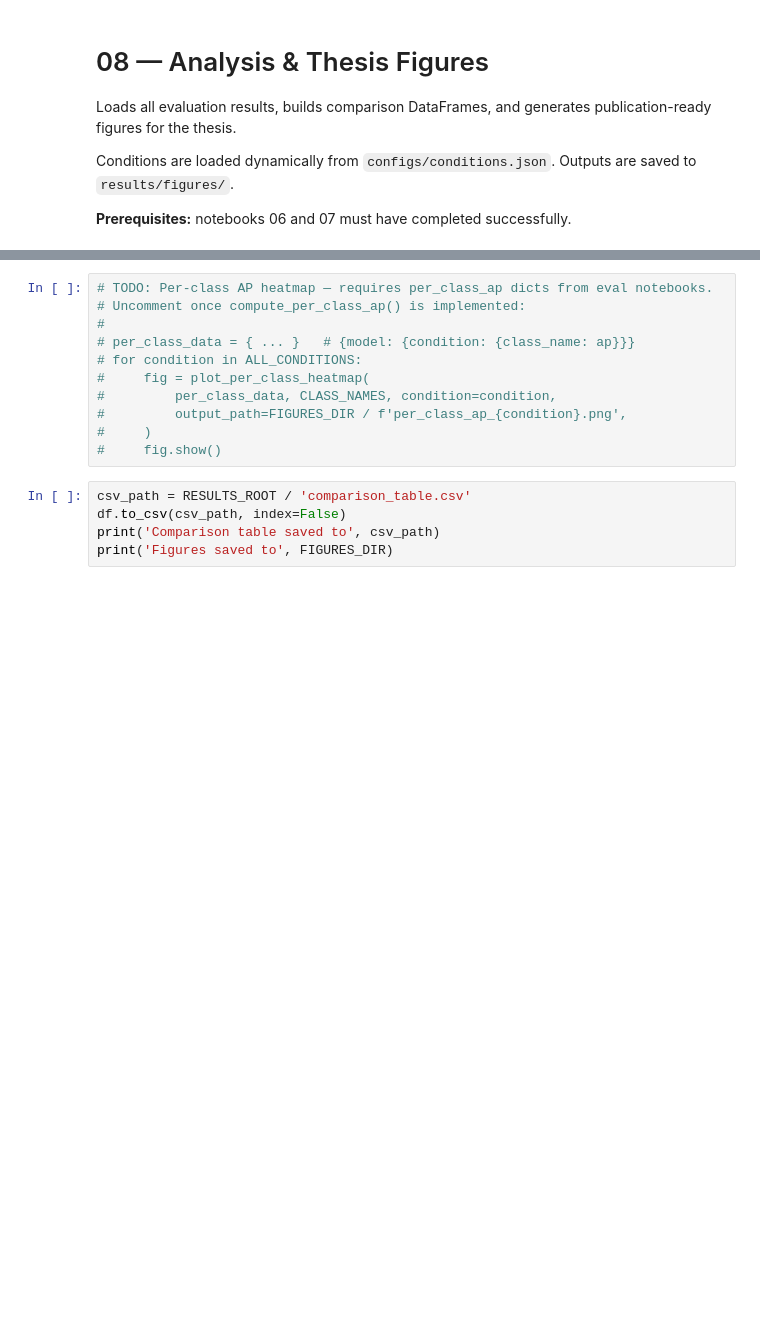
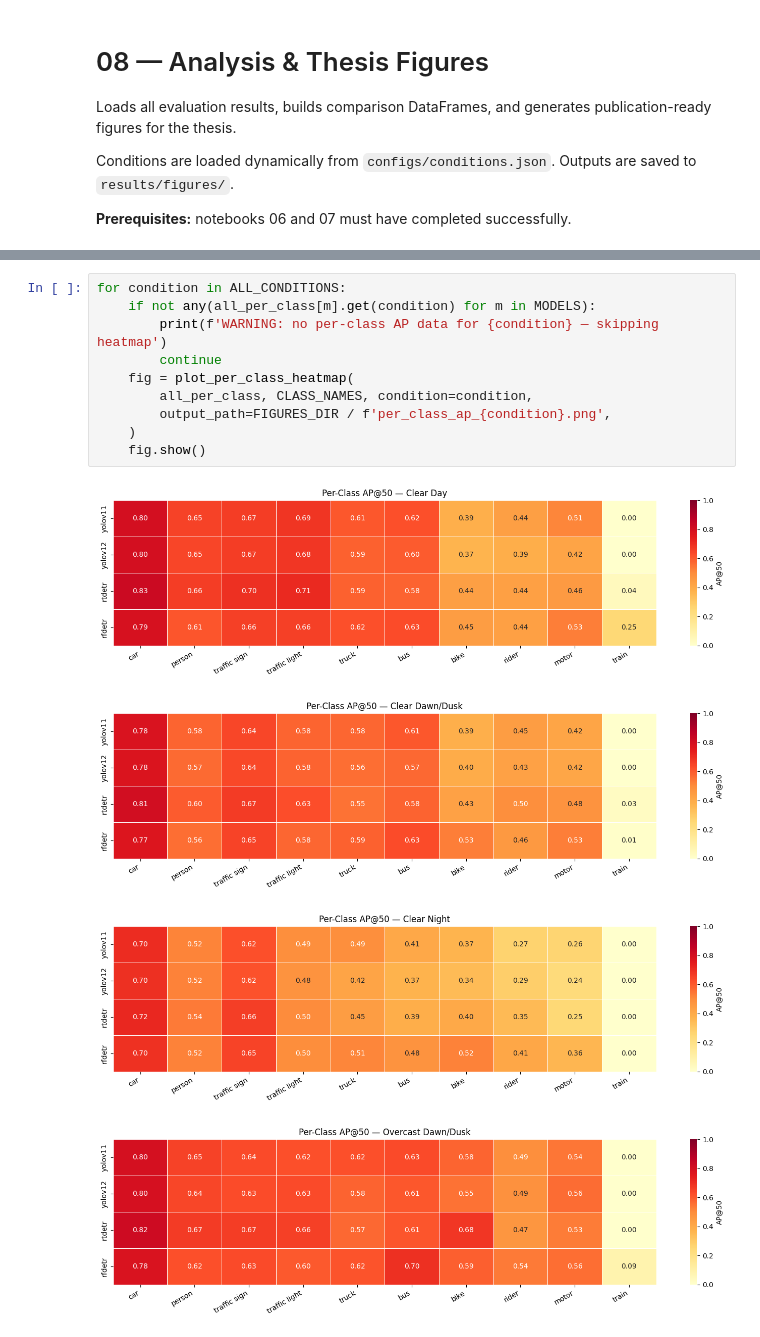
Before and after one commit to jovandrobnjak02/object-detection-under-visual-degradation, a Jupyter notebook: notebooks/08_analysis_and_plots.ipynb, the cells around one changed output, grey strips where cells are left out. Saved outputs shown, nothing was run; the diff lists cells and outputs as text; blank space fills up the shorter version.

```diff
--- a/notebooks/08_analysis_and_plots.ipynb
+++ b/notebooks/08_analysis_and_plots.ipynb
@@ -72,16 +118,15 @@ for condition in ADVERSE_CONDITIONS:
-# %%
-# TODO: Per-class AP heatmap — requires per_class_ap dicts from eval notebooks.
-# Uncomment once compute_per_class_ap() is implemented:
-#
-# per_class_data = { ... }   # {model: {condition: {class_name: ap}}}
-# for condition in ALL_CONDITIONS:
-#     fig = plot_per_class_heatmap(
-#         per_class_data, CLASS_NAMES, condition=condition,
-#         output_path=FIGURES_DIR / f'per_class_ap_{condition}.png',
-#     )
-#     fig.show()
-# %%
-csv_path = RESULTS_ROOT / 'comparison_table.csv'
-df.to_csv(csv_path, index=False)
-print('Comparison table saved to', csv_path)
-print('Figures saved to', FIGURES_DIR)
+# %%
+for condition in ALL_CONDITIONS:
+    if not any(all_per_class[m].get(condition) for m in MODELS):
+        print(f'WARNING: no per-class AP data for {condition} — skipping heatmap')
+        continue
+    fig = plot_per_class_heatmap(
+        all_per_class, CLASS_NAMES, condition=condition,
+        output_path=FIGURES_DIR / f'per_class_ap_{condition}.png',
+    )
+    fig.show()
+# %% [output]
+[figure, added]
+[figure, added]
+[figure, added]
+[figure, added]
```
Also changed, not shown: parts of 8 cells of this notebook, 6 other files.
